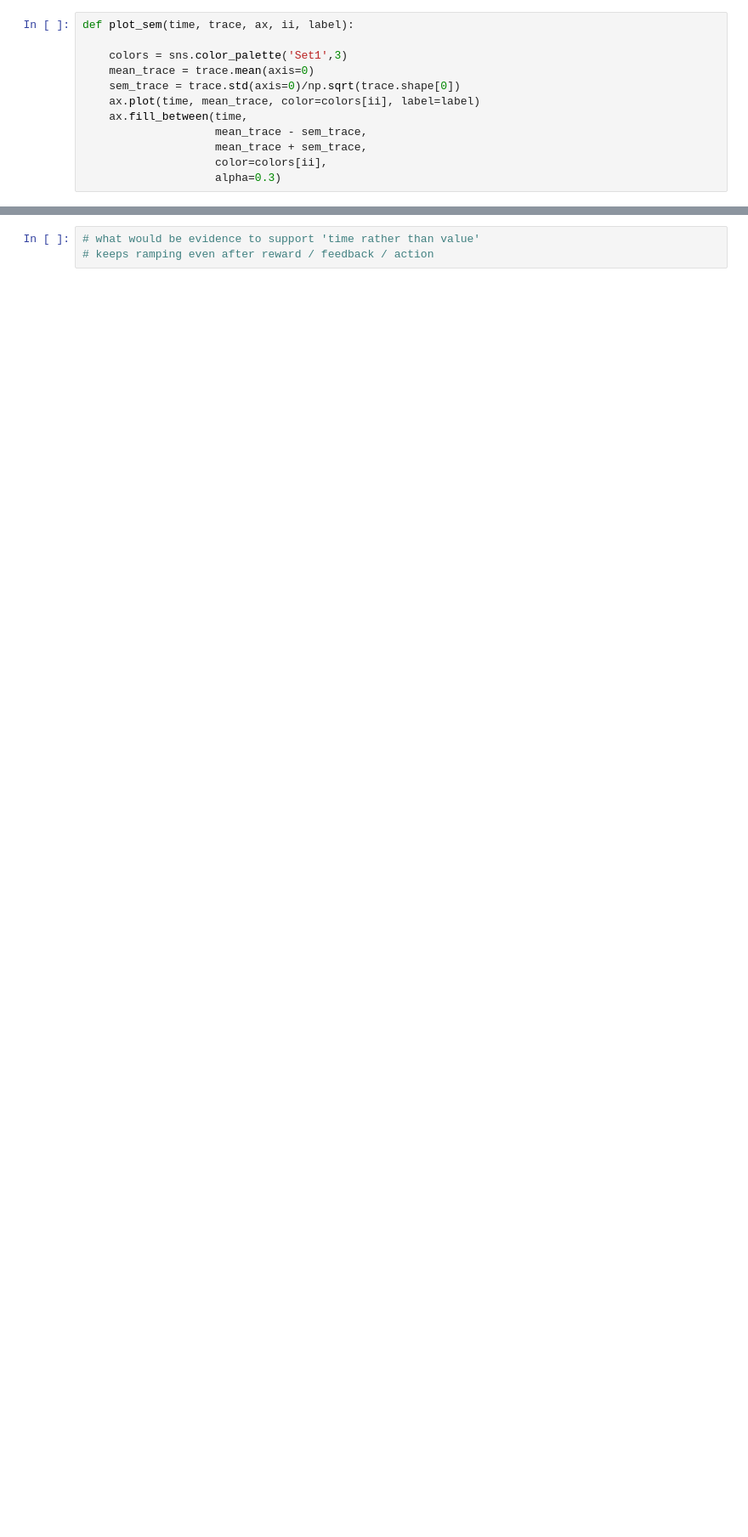
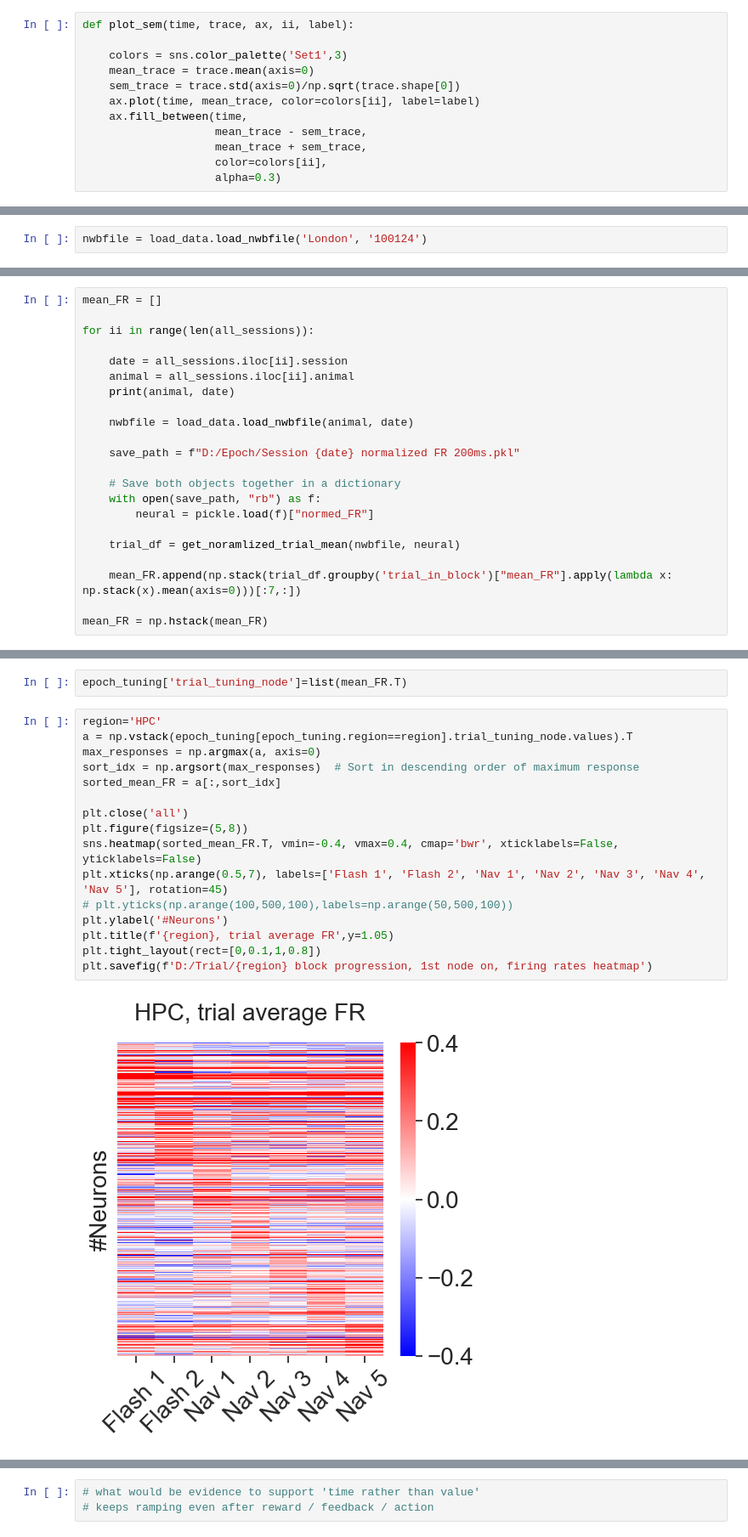
Before and after one commit to hliang-ucb/GridWorld, a Jupyter notebook: epoch_neuron.ipynb, the cells around one changed output, grey strips where cells are left out. Shown at 85% size. Drawn from its saved outputs; the diff is of its cells as text; blank space fills up the shorter version.

```diff
--- a/epoch_neuron.ipynb
+++ b/epoch_neuron.ipynb
@@ -83,0 +341,2 @@ te=0
+# %%
+nwbfile = load_data.load_nwbfile('London', '100124')
@@ -83,0 +433,22 @@ te=0
+# %%
+mean_FR = []
+
+for ii in range(len(all_sessions)):
+
+    date = all_sessions.iloc[ii].session
+    animal = all_sessions.iloc[ii].animal
+    print(animal, date)
+
+    nwbfile = load_data.load_nwbfile(animal, date)
+
+    save_path = f"D:/Epoch/Session {date} normalized FR 200ms.pkl"
+
+    # Save both objects together in a dictionary
+    with open(save_path, "rb") as f:
+        neural = pickle.load(f)["normed_FR"]
+
+    trial_df = get_noramlized_trial_mean(nwbfile, neural)
+
+    mean_FR.append(np.stack(trial_df.groupby('trial_in_block')["mean_FR"].apply(lambda x: np.stack(x).mean(axis=0)))[:7,:])
+
+mean_FR = np.hstack(mean_FR)
@@ -83,0 +470,20 @@ te=0
+# %%
+epoch_tuning['trial_tuning_node']=list(mean_FR.T)
+# %%
+region='HPC'
+a = np.vstack(epoch_tuning[epoch_tuning.region==region].trial_tuning_node.values).T
+max_responses = np.argmax(a, axis=0)
+sort_idx = np.argsort(max_responses)  # Sort in descending order of maximum response
+sorted_mean_FR = a[:,sort_idx]
+
+plt.close('all')
+plt.figure(figsize=(5,8))
+sns.heatmap(sorted_mean_FR.T, vmin=-0.4, vmax=0.4, cmap='bwr', xticklabels=False, yticklabels=False)
+plt.xticks(np.arange(0.5,7), labels=['Flash 1', 'Flash 2', 'Nav 1', 'Nav 2', 'Nav 3', 'Nav 4', 'Nav 5'], rotation=45)
+# plt.yticks(np.arange(100,500,100),labels=np.arange(50,500,100))
+plt.ylabel('#Neurons')
+plt.title(f'{region}, trial average FR',y=1.05)
+plt.tight_layout(rect=[0,0.1,1,0.8])
+plt.savefig(f'D:/Trial/{region} block progression, 1st node on, firing rates heatmap')
+# %% [output]
+[figure, added]
```
Also changed, not shown: parts of 63 cells of this notebook, 28 other files.
